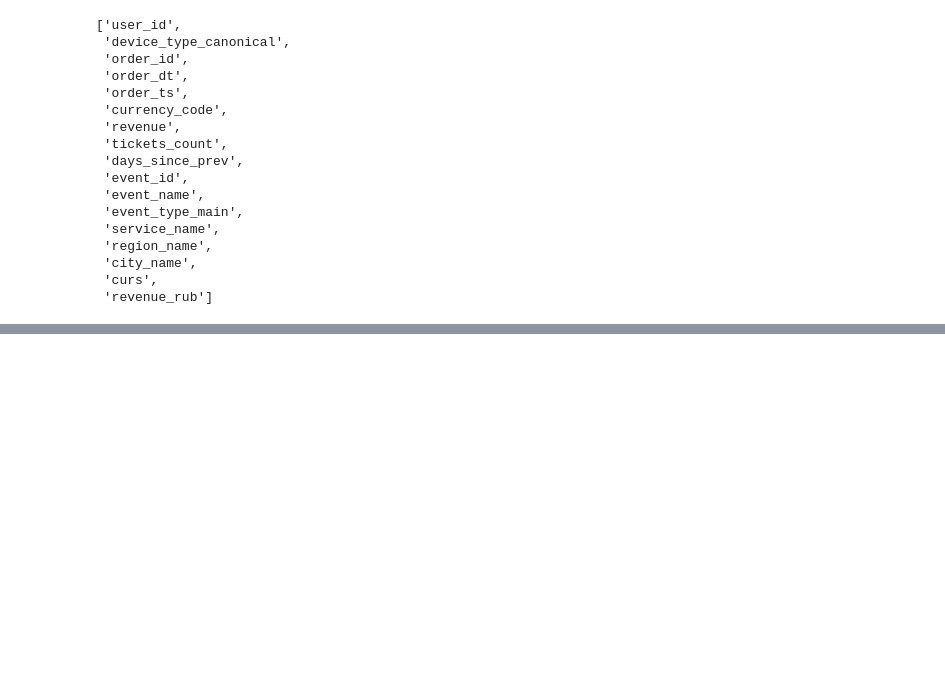
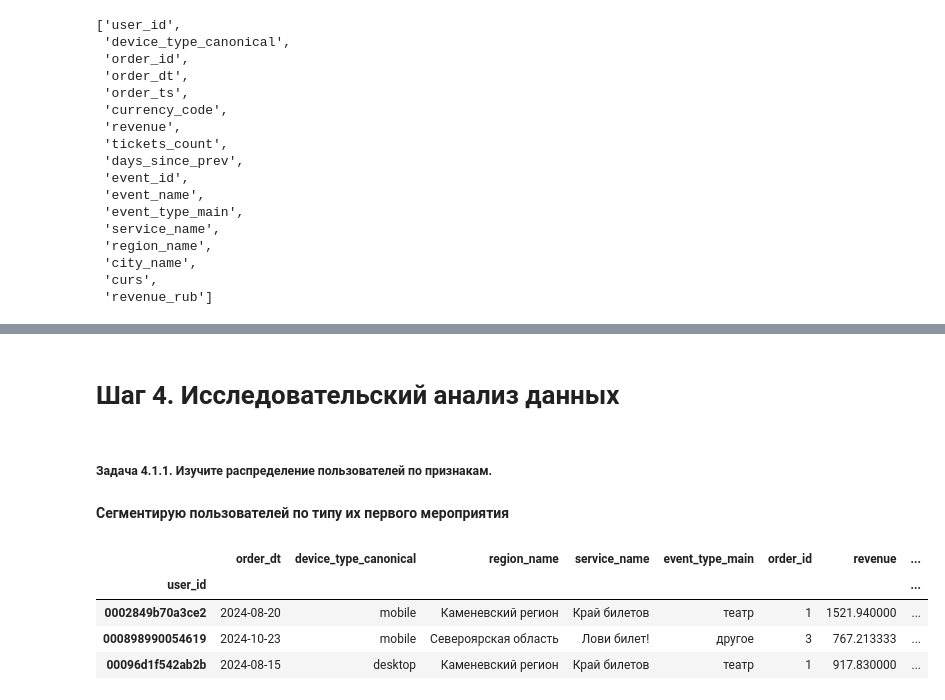
Before and after one commit to denisenkovv/homework, a Jupyter notebook: homework.ipynb, the cells around one changed output, grey strips where cells are left out. Cells and saved outputs as stored; diff of their text form; code cells hidden in the pictures; blank space fills up the shorter version.

```diff
--- a/homework.ipynb
+++ b/homework.ipynb
@@ -598,0 +720,3 @@ df.columns.to_list()
+# %%
+#Фильтруем датасет
+user = user[user['order_id'] < order_upper_limit]
@@ -598,0 +789,8 @@ df.columns.to_list()
+# %%
+#Устанавливаем границу для фильтрации
+days_upper_limit = user['days_since_prev'].dropna().quantile(0.95)
+# %%
+mask = (user['days_since_prev'] <= days_upper_limit) | (user['days_since_prev'].isna())
+# %%
+#Фильтрую датасет
+user = user[mask]
@@ -598,0 +845,14 @@ df.columns.to_list()
+# %% [markdown]
+# Шаг 4. Исследовательский анализ данных
+# %% [markdown]
+##### Задача 4.1.1. Изучите распределение пользователей по признакам.
+# %% [markdown]
+**Сегментирую пользователей по типу их первого мероприятия**
+# %%
+user.head(3)
+# %% [output]
+|  | order_dt | device_type_canonical | region_name | service_name | event_type_main | order_id | revenue | ... |
+| user_id |  |  |  |  |  |  |  | ... |
+| 0002849b70a3ce2 | 2024-08-20 | mobile | Каменевский регион | Край билетов | театр | 1 | 1521.940000 | ... |
+| 000898990054619 | 2024-10-23 | mobile | Североярская область | Лови билет! | другое | 3 | 767.213333 | ... |
+| 00096d1f542ab2b | 2024-08-15 | desktop | Каменевский регион | Край билетов | театр | 1 | 917.830000 | ... |
```
Also changed, not shown: parts of 42 cells of this notebook.
